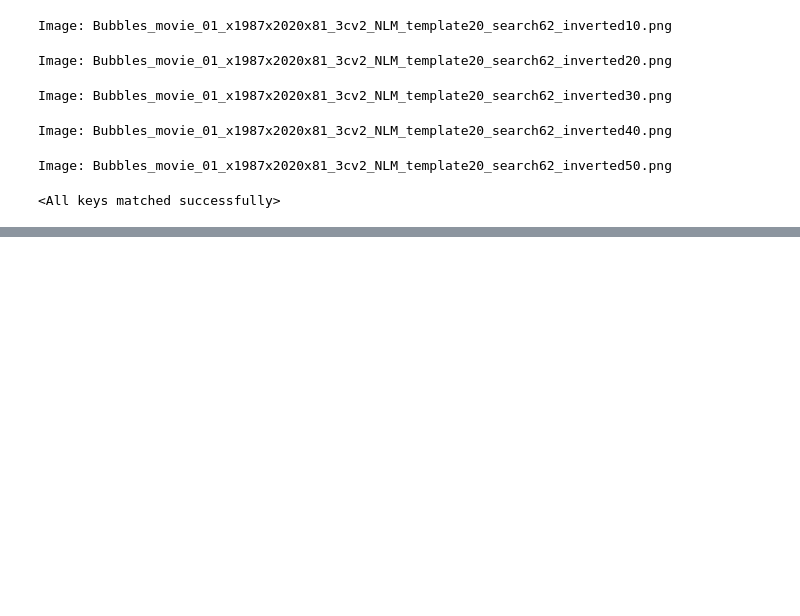
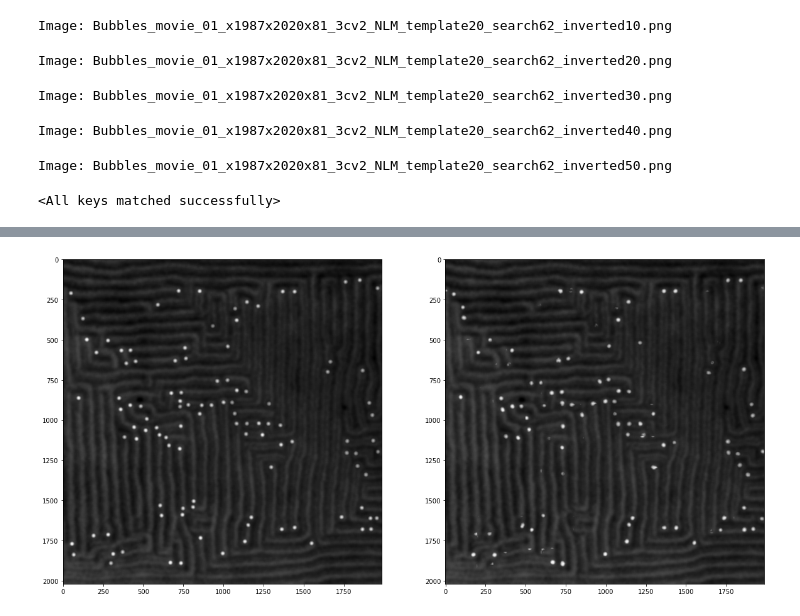
Before and after one commit to wheat-field2075/merons_unet, a Jupyter notebook: model_testing.ipynb, the cells around one changed output, grey strips where cells are left out. Cells and saved outputs as stored; diff of their text form; code cells hidden in the pictures; blank space fills up the shorter version.

Commit message:
2023.06.09 focal loss

```diff
--- a/model_testing.ipynb
+++ b/model_testing.ipynb
@@ -176,8 +98,39 @@ Image: Bubbles_movie_01_x1987x2020x81_3cv2_NLM_template20_search62_inverted50.pn
 # %%
-model_path = './2023.05.14 with_neg/model_saves/model_psize=200, dihedral_4, epoch=2000.pth'
-unet.load_state_dict(torch.load(model_path))
+model_path = './2023.06.01 focal_loss/model_saves/vgg11, lr=0.005, epoch=1600.pth'
+model.load_state_dict(torch.load(model_path))
 # %% [output]
 <All keys matched successfully>
+# %%
+for x, y in val_loader:
+    break
+# %%
+# input image: a batched numpy array or torch Tensor with dimensions (batch_size, 3, H, W)
+# input mask: a batched numpy array or torch Tensor with dimensions (batch_size, 1, H, W)
+# input transform: a transformation that is applied to each image and corresponding masks
+# input scale_factor: the number of classes/intervals per mask
+# output image: a batch numpy array with transformations applied and with dimensions (batch_size, 3, H, W)
+# output mask_temp: a batch numpy array with transformations applied and with dimensions (batch_size, 1, H, W)
+
+
+def transform_data(image, mask, transform, scale_factor):
+    if type(image) != np.array:
+        image = np.array(image)
+    if type(mask) != np.array:
+        mask = np.array(mask)
+
+    for batch in range(image.shape[0]):
+        transformed = transform(image=np.moveaxis(image[batch], 0, -1), mask=np.moveaxis(mask[batch], 0, -1))
+        image[batch] = np.moveaxis(transformed['image'], -1, 0)
+        mask[batch] = np.moveaxis(transformed['mask'], -1, 0)
+
+    mask_temp = np.zeros(mask.shape)
+
+    for interval in range(scale_factor):
+        lower_bound = (1 / (scale_factor - 1)) * interval
+        upper_bound = (1 / (scale_factor - 1)) * (interval + 1)
+        mask_temp += (mask >= lower_bound) * (mask < upper_bound) * (interval + 1)
+
+    return image, mask_temp
 # %%
 import matplotlib.pyplot as plt
 
@@ -279,0 +313,9 @@ plt.imshow(prediction, cmap='jet')
+# %%
+plt.figure(figsize=[20, 10])
+plt.subplot(1, 2, 1)
+plt.imshow(trial_img * np.clip(trial_mask, 0.2, 1), cmap="Greys_r")
+plt.subplot(1, 2, 2)
+plt.imshow(trial_img * np.clip(prediction, 0.2, 1), cmap="Greys_r")
+plt.show()
+# %% [output]
+[figure, added]
```
Also changed, not shown: parts of 7 cells of this notebook, 5 other files.
